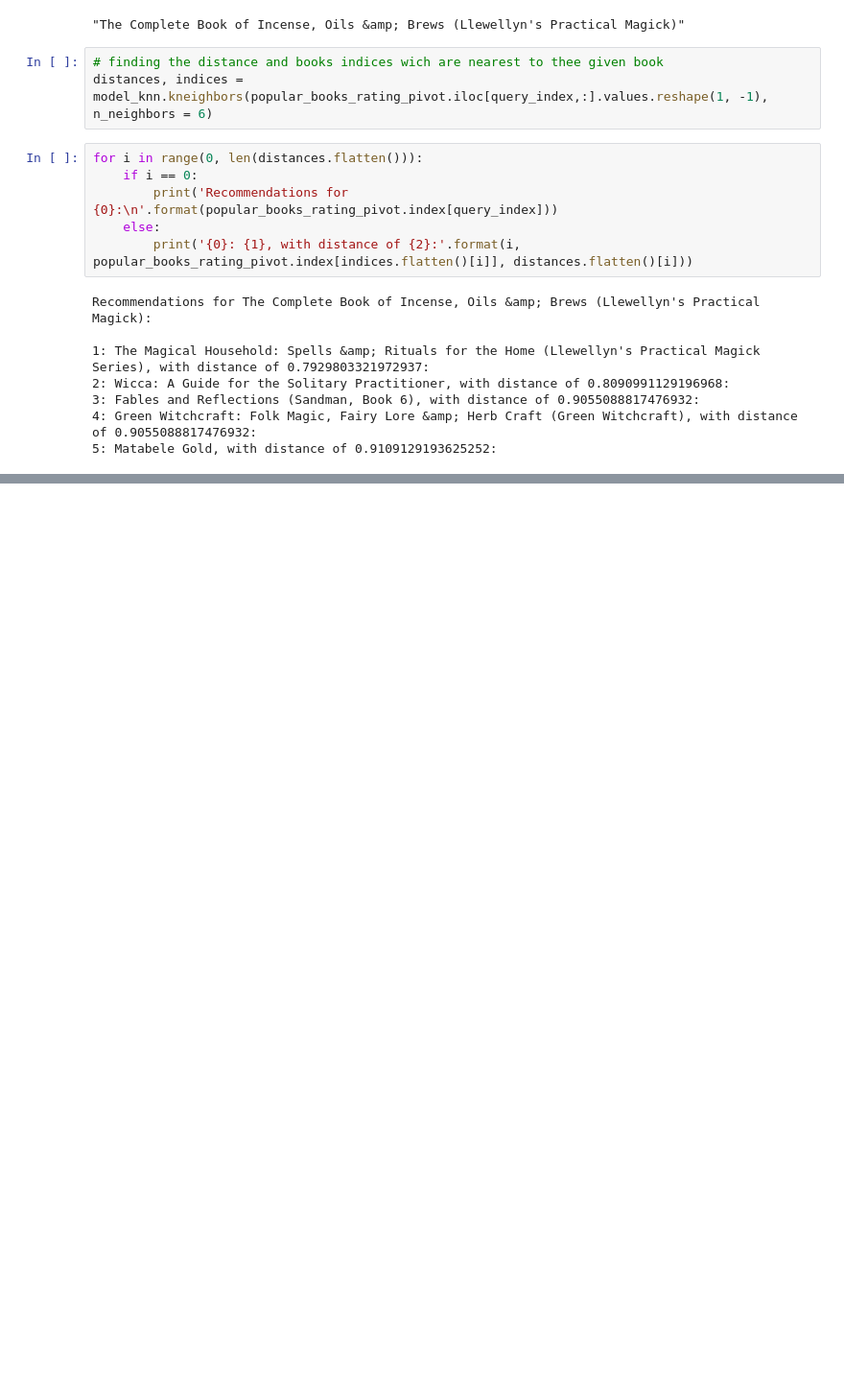
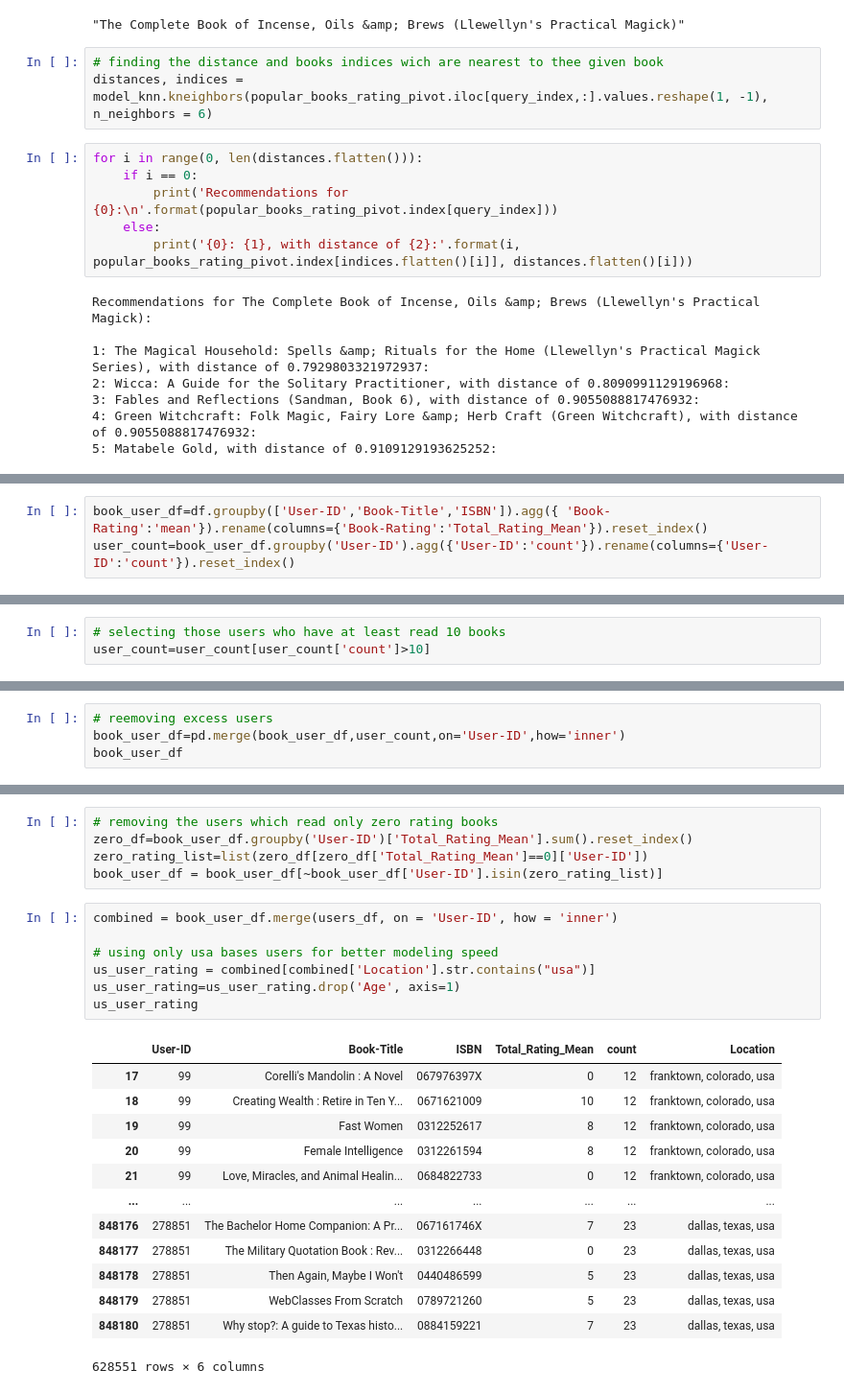
Before and after one commit to Ali-Asgar-Lakdawala/Book-Recommendation-System-capstone, a Jupyter notebook: Book_Recommendation_System_Capstone.ipynb, the cells around one changed output, grey strips where cells are left out. Shown at 96% size. Cells and saved outputs as stored; diff of their text form; blank space fills up the shorter version.

```diff
--- a/Book_Recommendation_System_Capstone.ipynb
+++ b/Book_Recommendation_System_Capstone.ipynb
@@ -646,0 +686,3 @@ Recommendations for The Complete Book of Incense, Oils &amp; Brews (Llewellyn's
+# %%
+book_user_df=df.groupby(['User-ID','Book-Title','ISBN']).agg({ 'Book-Rating':'mean'}).rename(columns={'Book-Rating':'Total_Rating_Mean'}).reset_index()
+user_count=book_user_df.groupby('User-ID').agg({'User-ID':'count'}).rename(columns={'User-ID':'count'}).reset_index()
@@ -646,0 +705,3 @@ Recommendations for The Complete Book of Incense, Oils &amp; Brews (Llewellyn's
+# %%
+# selecting those users who have at least read 10 books
+user_count=user_count[user_count['count']>10]
@@ -646,0 +724,4 @@ Recommendations for The Complete Book of Incense, Oils &amp; Brews (Llewellyn's
+# %%
+# reemoving excess users
+book_user_df=pd.merge(book_user_df,user_count,on='User-ID',how='inner')
+book_user_df
@@ -646,0 +742,26 @@ Recommendations for The Complete Book of Incense, Oils &amp; Brews (Llewellyn's
+# %%
+# removing the users which read only zero rating books
+zero_df=book_user_df.groupby('User-ID')['Total_Rating_Mean'].sum().reset_index()
+zero_rating_list=list(zero_df[zero_df['Total_Rating_Mean']==0]['User-ID'])
+book_user_df = book_user_df[~book_user_df['User-ID'].isin(zero_rating_list)]
+# %%
+combined = book_user_df.merge(users_df, on = 'User-ID', how = 'inner')
+
+# using only usa bases users for better modeling speed
+us_user_rating = combined[combined['Location'].str.contains("usa")]
+us_user_rating=us_user_rating.drop('Age', axis=1)
+us_user_rating
+# %% [output]
+|  | User-ID | Book-Title | ISBN | Total_Rating_Mean | count | Location |
+| 17 | 99 | Corelli's Mandolin : A Novel | 067976397X | 0 | 12 | franktown, colorado, usa |
+| 18 | 99 | Creating Wealth : Retire in Ten Y... | 0671621009 | 10 | 12 | franktown, colorado, usa |
+| 19 | 99 | Fast Women | 0312252617 | 8 | 12 | franktown, colorado, usa |
+| 20 | 99 | Female Intelligence | 0312261594 | 8 | 12 | franktown, colorado, usa |
+| 21 | 99 | Love, Miracles, and Animal Healin... | 0684822733 | 0 | 12 | franktown, colorado, usa |
+| ... | ... | ... | ... | ... | ... | ... |
+| 848176 | 278851 | The Bachelor Home Companion: A Pr... | 067161746X | 7 | 23 | dallas, texas, usa |
+| 848177 | 278851 | The Military Quotation Book : Rev... | 0312266448 | 0 | 23 | dallas, texas, usa |
+| 848178 | 278851 | Then Again, Maybe I Won't | 0440486599 | 5 | 23 | dallas, texas, usa |
+| 848179 | 278851 | WebClasses From Scratch | 0789721260 | 5 | 23 | dallas, texas, usa |
+| 848180 | 278851 | Why stop?: A guide to Texas histo... | 0884159221 | 7 | 23 | dallas, texas, usa |
+628551 rows × 6 columns
```
Also changed, not shown: parts of 26 cells of this notebook.
